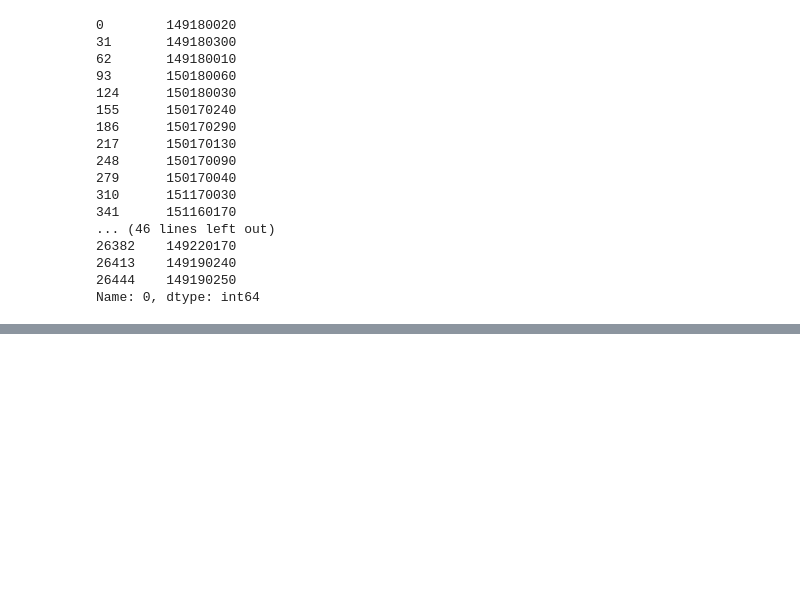
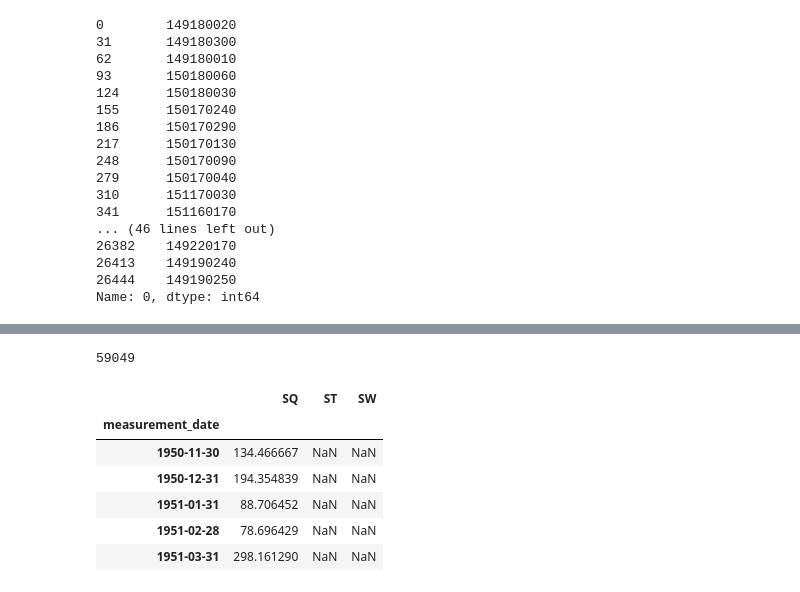
Before and after one commit to marcinkawka/OpenPogodynka, a Jupyter notebook: OpenPogodynka1.ipynb, the cells around one changed output, grey strips where cells are left out. Drawn from its saved outputs; the diff is of its cells as text; code cells hidden in the pictures; blank space fills up the shorter version.

```diff
--- a/OpenPogodynka1.ipynb
+++ b/OpenPogodynka1.ipynb
@@ -119,0 +126,10 @@ SyntaxError: invalid syntax (<ipython-input-91-8894ffae61ae>, line 2)
+# %%
+
+df_max.columns=['WQ','WT','WW']
+df_min.columns=['NQ','NT','NW']
+df_median.columns=['ZQ','ZT','ZW']
+df_mean.columns=['SQ','ST','SW']
+
+3**10
+# %% [output]
+59049
@@ -119,0 +142,10 @@ SyntaxError: invalid syntax (<ipython-input-91-8894ffae61ae>, line 2)
+# %%
+df_mean.head()
+# %% [output]
+|  | SQ | ST | SW |
+| measurement_date |  |  |  |
+| 1950-11-30 | 134.466667 | NaN | NaN |
+| 1950-12-31 | 194.354839 | NaN | NaN |
+| 1951-01-31 | 88.706452 | NaN | NaN |
+| 1951-02-28 | 78.696429 | NaN | NaN |
+| 1951-03-31 | 298.161290 | NaN | NaN |
```
Also changed, not shown: parts of 15 cells of this notebook, 2 other files.
